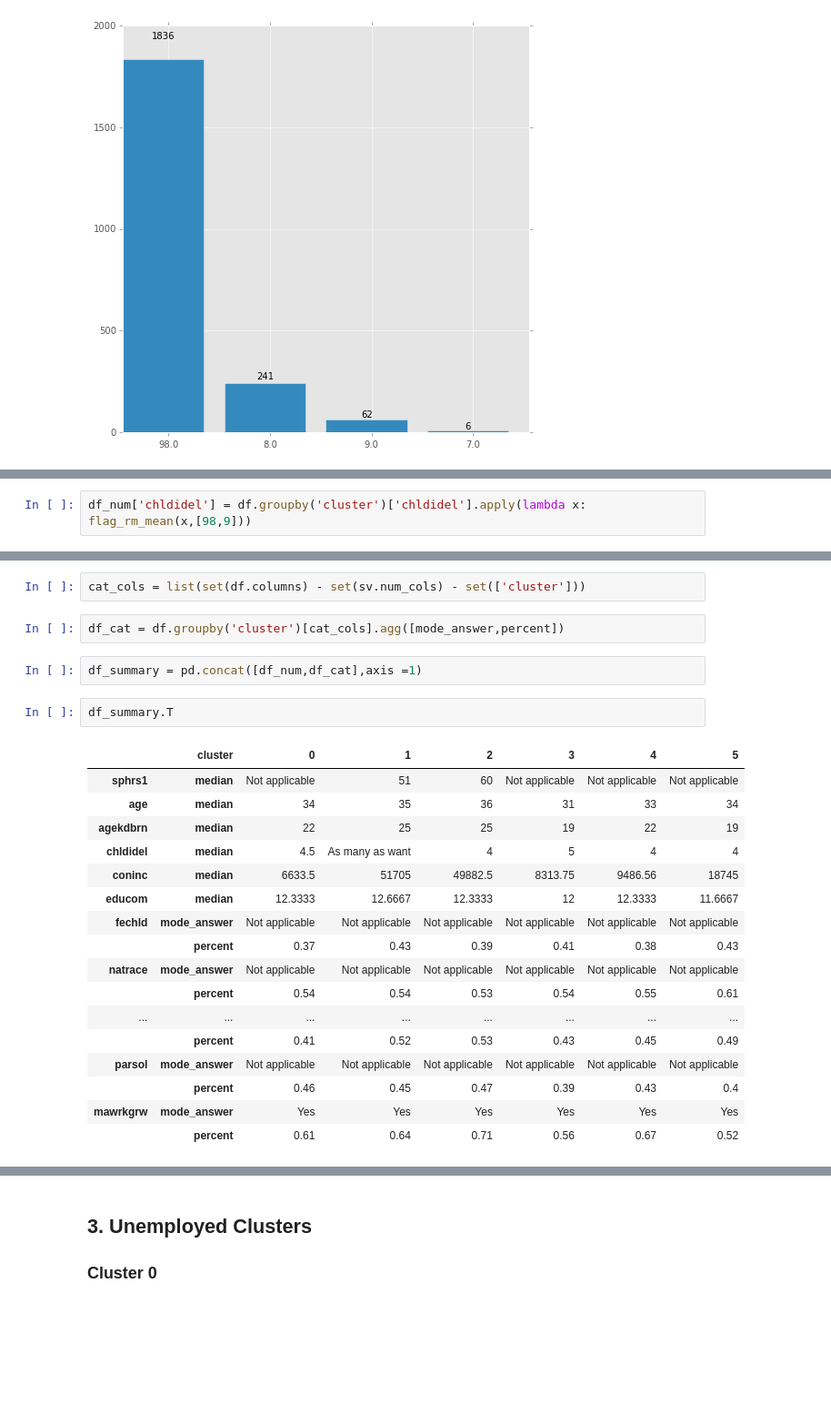
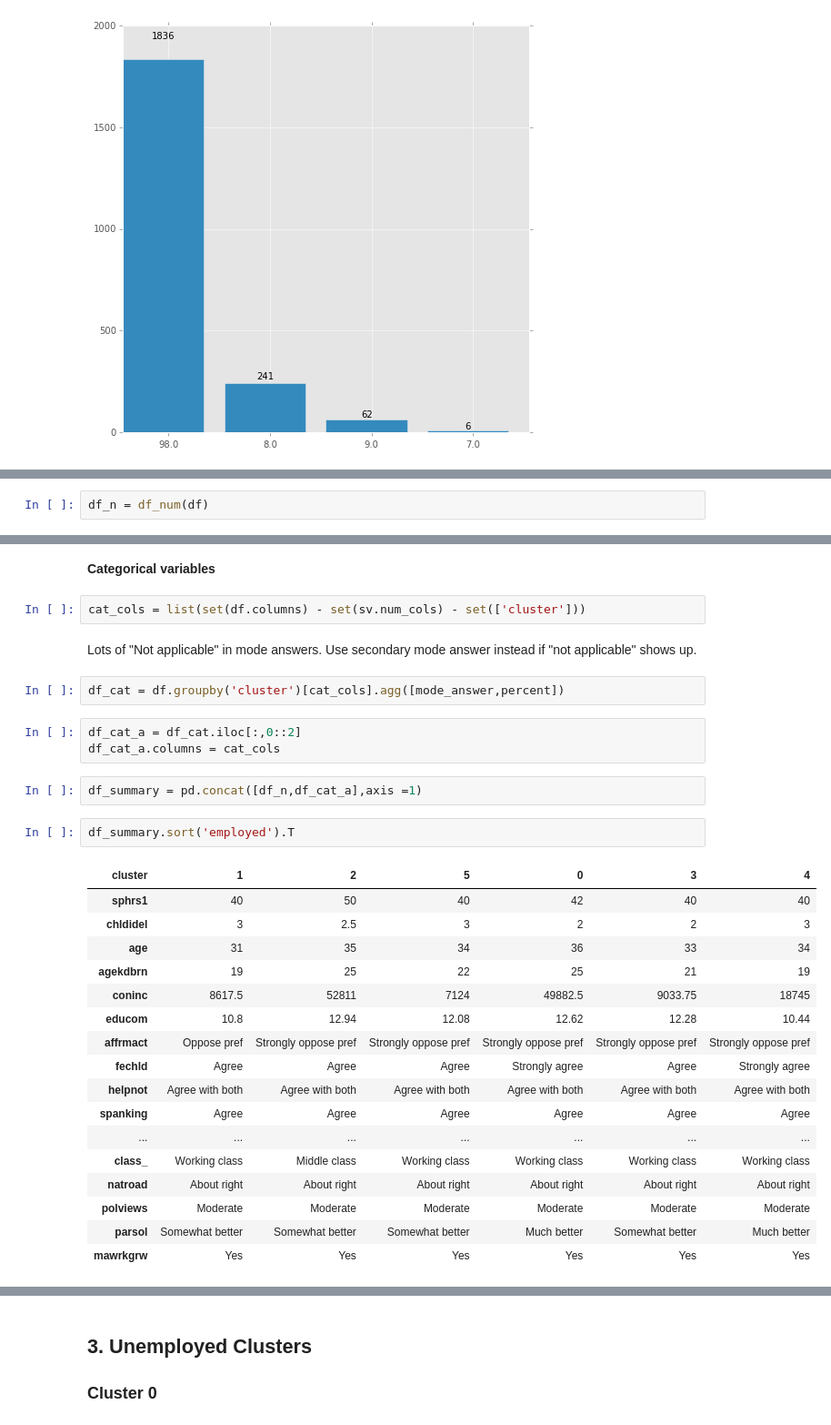
Before and after one commit to banjopickin/women_workforce, a Jupyter notebook: FC_analysis-version2.ipynb, the cells around one changed output, grey strips where cells are left out. Shown at 91% size. Drawn from its saved outputs; the diff is of its cells as text; blank space fills up the shorter version.

```diff
--- a/FC_analysis-version2.ipynb
+++ b/FC_analysis-version2.ipynb
@@ -103,2 +104,0 @@ Age and agekdbrn maintain the median value
-# %%
-df_num['chldidel'] = df.groupby('cluster')['chldidel'].apply(lambda x: flag_rm_mean(x,[98,9]))
@@ -116,0 +105,2 @@ df_num['']
+# %%
+df_n = df_num(df)
@@ -117,26 +118,33 @@ df_num['']
+# %% [markdown]
+**Categorical variables**
 # %%
 cat_cols = list(set(df.columns) - set(sv.num_cols) - set(['cluster']))
+# %% [markdown]
+Lots of "Not applicable" in mode answers. Use secondary mode answer instead if "not applicable" shows up.
 # %%
 df_cat = df.groupby('cluster')[cat_cols].agg([mode_answer,percent])
+# %%
+df_cat_a = df_cat.iloc[:,0::2]
+df_cat_a.columns = cat_cols
 # %%
-df_summary = pd.concat([df_num,df_cat],axis =1)
+df_summary = pd.concat([df_n,df_cat_a],axis =1)
 # %%
-df_summary.T
+df_summary.sort('employed').T
 # %% [output]
-|  | cluster | 0 | 1 | 2 | 3 | 4 | 5 |
-| sphrs1 | median | Not applicable | 51 | 60 | Not applicable | Not applicable | Not applicable |
-| age | median | 34 | 35 | 36 | 31 | 33 | 34 |
-| agekdbrn | median | 22 | 25 | 25 | 19 | 22 | 19 |
-| chldidel | median | 4.5 | As many as want | 4 | 5 | 4 | 4 |
-| coninc | median | 6633.5 | 51705 | 49882.5 | 8313.75 | 9486.56 | 18745 |
-| educom | median | 12.3333 | 12.6667 | 12.3333 | 12 | 12.3333 | 11.6667 |
-| fechld | mode_answer | Not applicable | Not applicable | Not applicable | Not applicable | Not applicable | Not applicable |
-|  | percent | 0.37 | 0.43 | 0.39 | 0.41 | 0.38 | 0.43 |
-| natrace | mode_answer | Not applicable | Not applicable | Not applicable | Not applicable | Not applicable | Not applicable |
-|  | percent | 0.54 | 0.54 | 0.53 | 0.54 | 0.55 | 0.61 |
-| ... | ... | ... | ... | ... | ... | ... | ... |
-|  | percent | 0.41 | 0.52 | 0.53 | 0.43 | 0.45 | 0.49 |
-| parsol | mode_answer | Not applicable | Not applicable | Not applicable | Not applicable | Not applicable | Not applicable |
-|  | percent | 0.46 | 0.45 | 0.47 | 0.39 | 0.43 | 0.4 |
-| mawrkgrw | mode_answer | Yes | Yes | Yes | Yes | Yes | Yes |
-|  | percent | 0.61 | 0.64 | 0.71 | 0.56 | 0.67 | 0.52 |
+| cluster | 1 | 2 | 5 | 0 | 3 | 4 |
+| sphrs1 | 40 | 50 | 40 | 42 | 40 | 40 |
+| chldidel | 3 | 2.5 | 3 | 2 | 2 | 3 |
+| age | 31 | 35 | 34 | 36 | 33 | 34 |
+| agekdbrn | 19 | 25 | 22 | 25 | 21 | 19 |
+| coninc | 8617.5 | 52811 | 7124 | 49882.5 | 9033.75 | 18745 |
+| educom | 10.8 | 12.94 | 12.08 | 12.62 | 12.28 | 10.44 |
+| affrmact | Oppose pref | Strongly oppose pref | Strongly oppose pref | Strongly oppose pref | Strongly oppose pref | Strongly oppose pref |
+| fechld | Agree | Agree | Agree | Strongly agree | Agree | Strongly agree |
+| helpnot | Agree with both | Agree with both | Agree with both | Agree with both | Agree with both | Agree with both |
+| spanking | Agree | Agree | Agree | Agree | Agree | Agree |
+| ... | ... | ... | ... | ... | ... | ... |
+| class_ | Working class | Middle class | Working class | Working class | Working class | Working class |
+| natroad | About right | About right | About right | About right | About right | About right |
+| polviews | Moderate | Moderate | Moderate | Moderate | Moderate | Moderate |
+| parsol | Somewhat better | Somewhat better | Somewhat better | Much better | Somewhat better | Much better |
+| mawrkgrw | Yes | Yes | Yes | Yes | Yes | Yes |
```
Also changed, not shown: parts of 9 cells of this notebook, 1 other file.
